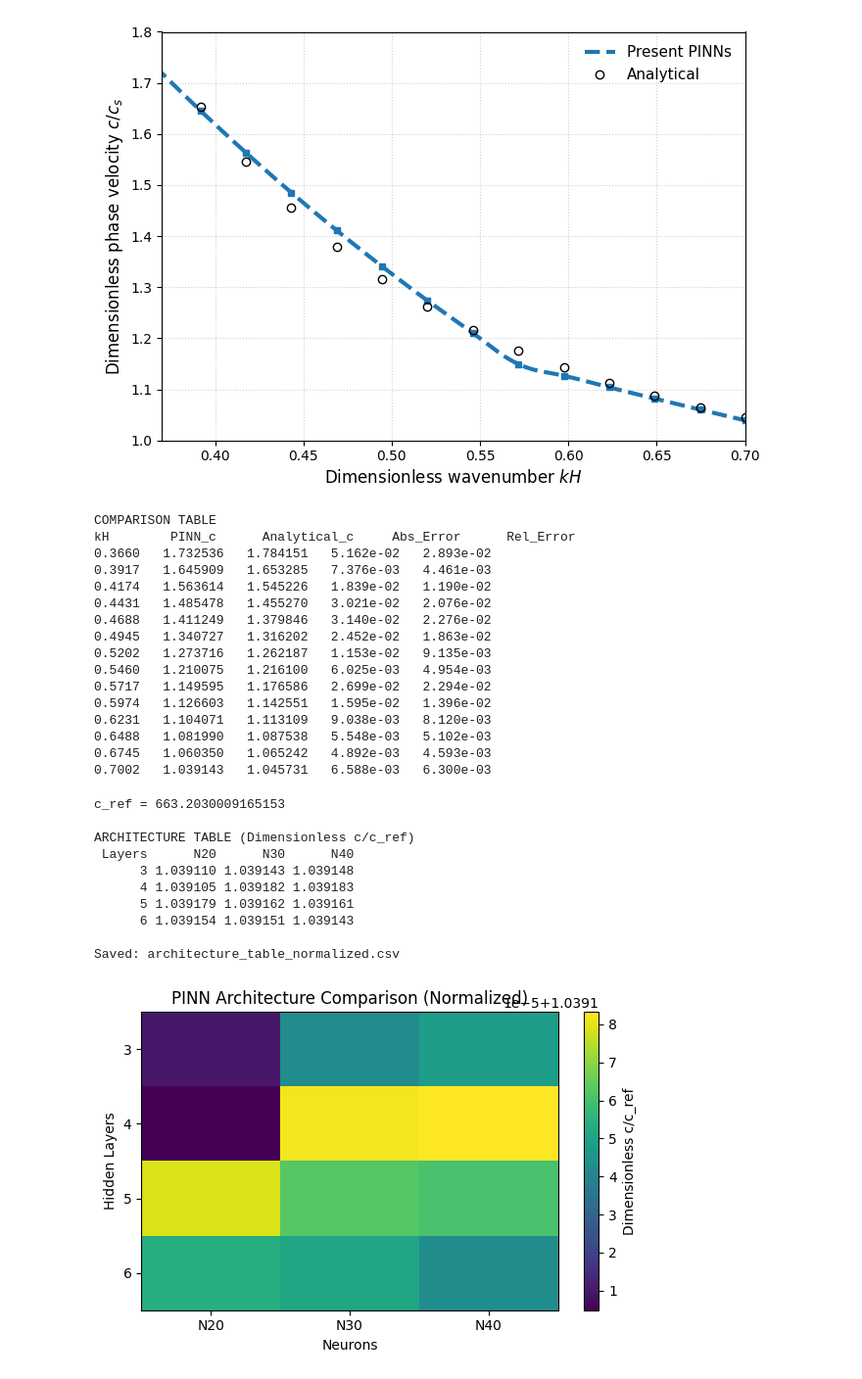
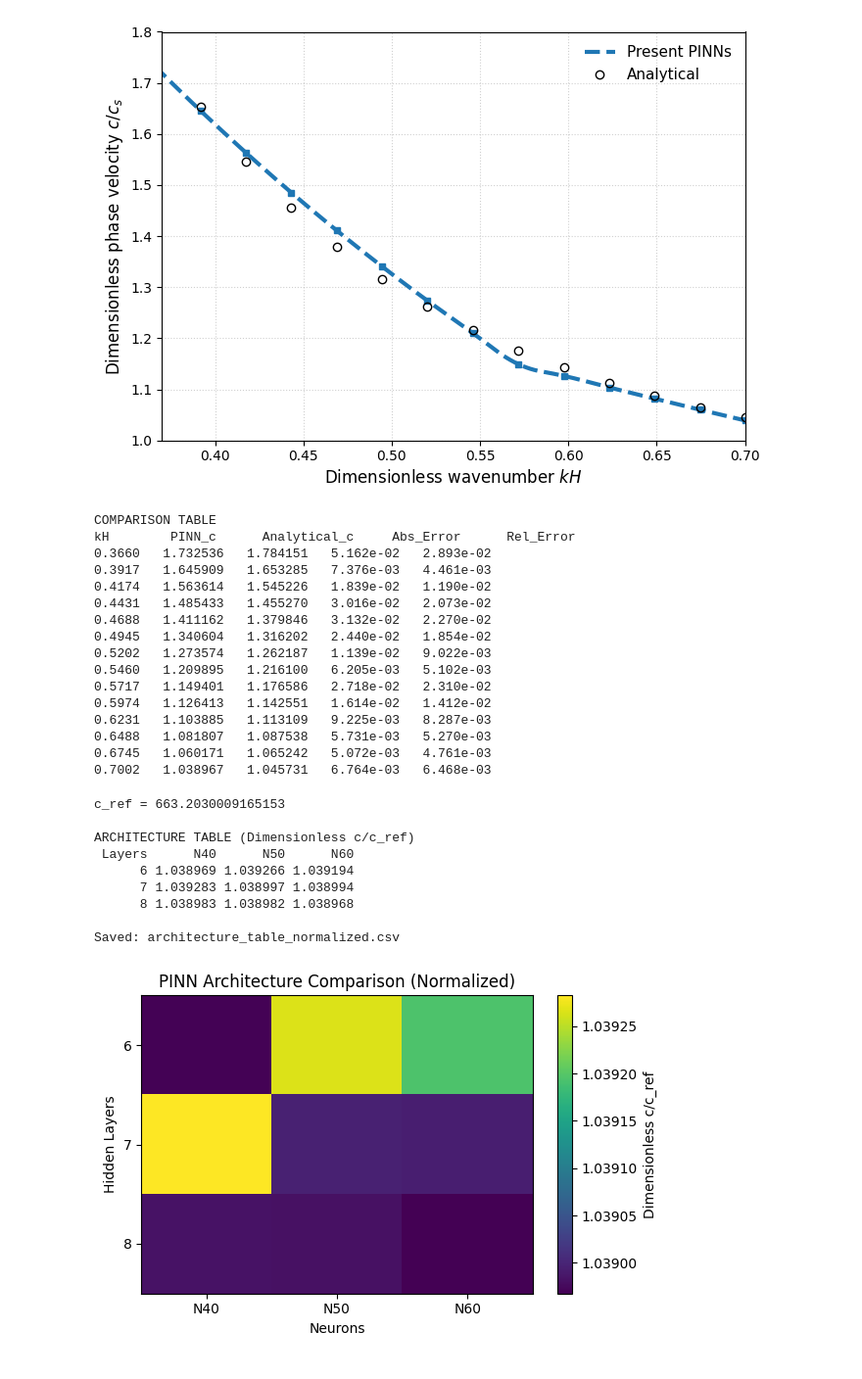
Before and after one commit to mayankjha-my/PINN, a Jupyter notebook: experiments/PINN_three_layer_system.ipynb, the cells around one changed output. Shown at 98% size. Cells and saved outputs as stored; diff of their text form; code cells hidden in the pictures.

```diff
--- a/experiments/PINN_three_layer_system.ipynb
+++ b/experiments/PINN_three_layer_system.ipynb
@@ -43,8 +43,9 @@ Device: cpu
 # %% [markdown]
 # Build-Models
 # %%
-layers_list  = [3,4,5,6]
-neurons_list = [20,30,40]
+layers_list  = [6,7,8] # your depths
+neurons_list = [40,50,60] # your widths
+
 
 architecture_results = []
 
@@ -135,8 +136,8 @@ import torch.optim as optim
 # ==================================================
 # ARCHITECTURE SETTINGS
 # ==================================================
-layers_list  = [3,4,5,6] # your depths
-neurons_list = [20,30,40] # your widths
+layers_list  = [6,7,8] # your depths
+neurons_list = [40,50,60] # your widths
 
 
 architecture_results = []
@@ -208,7 +209,7 @@ for depth in layers_list:
             # ==================================================
             # TRAINING LOOP
             # ==================================================
-            for epoch in range(1,500):
+            for epoch in range(1,1000):
 
                 z_layer, z_half = sample_domain_points(2000, geom)
                 z_top = sample_top_surface(500, geom)
@@ -224,9 +225,9 @@ for depth in layers_list:
                     z_top, z_int, z_far,
                     params_layer, params_half,
                     k, c,
-                    w_pde=100.0,
-                    w_bc=10.0,
-                    w_int=20.0,
+                    w_pde=1.0,
+                    w_bc=5.0,
+                    w_int=10.0,
                     w_far=5.0,
                     w_amp=0.5
                 )
@@ -259,11 +260,17 @@ for depth in layers_list:
                         upper = torch.min(upper, previous_c*0.98)
                     c.data.clamp_(lower,upper)
 
-                if loss.item()<best_loss:
-                    best_loss=loss.item()
-                    best_c=c.item()
+                if loss.item() < best_loss:
+                    best_loss = loss.item()
+                    best_c = c.item()
 
-                if epoch%100==0:
+                # Early stopping
+                if loss.item() <= 1e-6:
+                    print(f"\nEarly stopping at epoch {epoch}")
+                    print(f"Loss reached {loss.item():.3e}")
+                    break
+
+                if epoch % 100 == 0:
                     print(f"Epoch {epoch:4d} | Loss={loss.item():.3e} | c={c.item():.6f}")
 
             dispersion.append([k.item(),best_c])
@@ -649,17 +656,17 @@ kH        PINN_c      Analytical_c     Abs_Error      Rel_Error
 0.3660   1.732536   1.784151   5.162e-02   2.893e-02
 0.3917   1.645909   1.653285   7.376e-03   4.461e-03
 0.4174   1.563614   1.545226   1.839e-02   1.190e-02
-0.4431   1.485478   1.455270   3.021e-02   2.076e-02
-0.4688   1.411249   1.379846   3.140e-02   2.276e-02
-0.4945   1.340727   1.316202   2.452e-02   1.863e-02
-0.5202   1.273716   1.262187   1.153e-02   9.135e-03
-0.5460   1.210075   1.216100   6.025e-03   4.954e-03
-0.5717   1.149595   1.176586   2.699e-02   2.294e-02
-0.5974   1.126603   1.142551   1.595e-02   1.396e-02
-0.6231   1.104071   1.113109   9.038e-03   8.120e-03
-0.6488   1.081990   1.087538   5.548e-03   5.102e-03
-0.6745   1.060350   1.065242   4.892e-03   4.593e-03
-0.7002   1.039143   1.045731   6.588e-03   6.300e-03
+0.4431   1.485433   1.455270   3.016e-02   2.073e-02
+0.4688   1.411162   1.379846   3.132e-02   2.270e-02
+0.4945   1.340604   1.316202   2.440e-02   1.854e-02
+0.5202   1.273574   1.262187   1.139e-02   9.022e-03
+0.5460   1.209895   1.216100   6.205e-03   5.102e-03
+0.5717   1.149401   1.176586   2.718e-02   2.310e-02
+0.5974   1.126413   1.142551   1.614e-02   1.412e-02
+0.6231   1.103885   1.113109   9.225e-03   8.287e-03
+0.6488   1.081807   1.087538   5.731e-03   5.270e-03
+0.6745   1.060171   1.065242   5.072e-03   4.761e-03
+0.7002   1.038967   1.045731   6.764e-03   6.468e-03
 # %%
 import numpy as np
 import pandas as pd
@@ -669,8 +676,9 @@ import os
 # -------------------------------
 # Architectures you trained
 # -------------------------------
-layers_list  = [3,4,5,6] # your depths
-neurons_list = [20,30,40] # your widths
+layers_list  = [6,7,8] # your depths
+neurons_list = [40,50,60] # your widths
+
 
 # choose which k point to compare
 k_index = -1   # -1 = last kH value
@@ -681,7 +689,7 @@ k_index = -1   # -1 = last kH value
 rho1 = 9890.0
 mu44l = 4.35e9
 c_ref = np.sqrt(mu44l/rho1)
-c_ana = 1.045731   # analytical value at k = 0.7002
+c_ana = 1.045731    # analytical value at k = 0.7002
 
 rel_error = abs(c_norm - c_ana) / c_ana
 
@@ -743,39 +751,38 @@ if missing_files:
 
 # -------------------------------
 # OPTIONAL: Heatmap visualization
 # -------------------------------
 try:
     plt.figure(figsize=(6,4))
 
     heat = df.set_index("Layers")
 
     plt.imshow(heat, aspect='auto')
     plt.colorbar(label='Dimensionless c/c_ref')
 
     plt.xticks(range(len(heat.columns)), heat.columns)
     plt.yticks(range(len(heat.index)), heat.index)
 
     plt.xlabel("Neurons")
     plt.ylabel("Hidden Layers")
     plt.title("PINN Architecture Comparison (Normalized)")
 
     plt.tight_layout()
     plt.show()
 
 except Exception as e:
     print("\nHeatmap skipped:", e)
 # %% [output]
 c_ref = 663.2030009165153
 
 ARCHITECTURE TABLE (Dimensionless c/c_ref)
- Layers      N20      N30      N40
-      3 1.039110 1.039143 1.039148
-      4 1.039105 1.039182 1.039183
-      5 1.039179 1.039162 1.039161
-      6 1.039154 1.039151 1.039143
+ Layers      N40      N50      N60
+      6 1.038969 1.039266 1.039194
+      7 1.039283 1.038997 1.038994
+      8 1.038983 1.038982 1.038968
 
 Saved: architecture_table_normalized.csv
-[figure, old version]
+[figure, new version]
 # %%
 import numpy as np
 import pandas as pd
```
Also changed, not shown: parts of 9 cells of this notebook, 36 other files.
